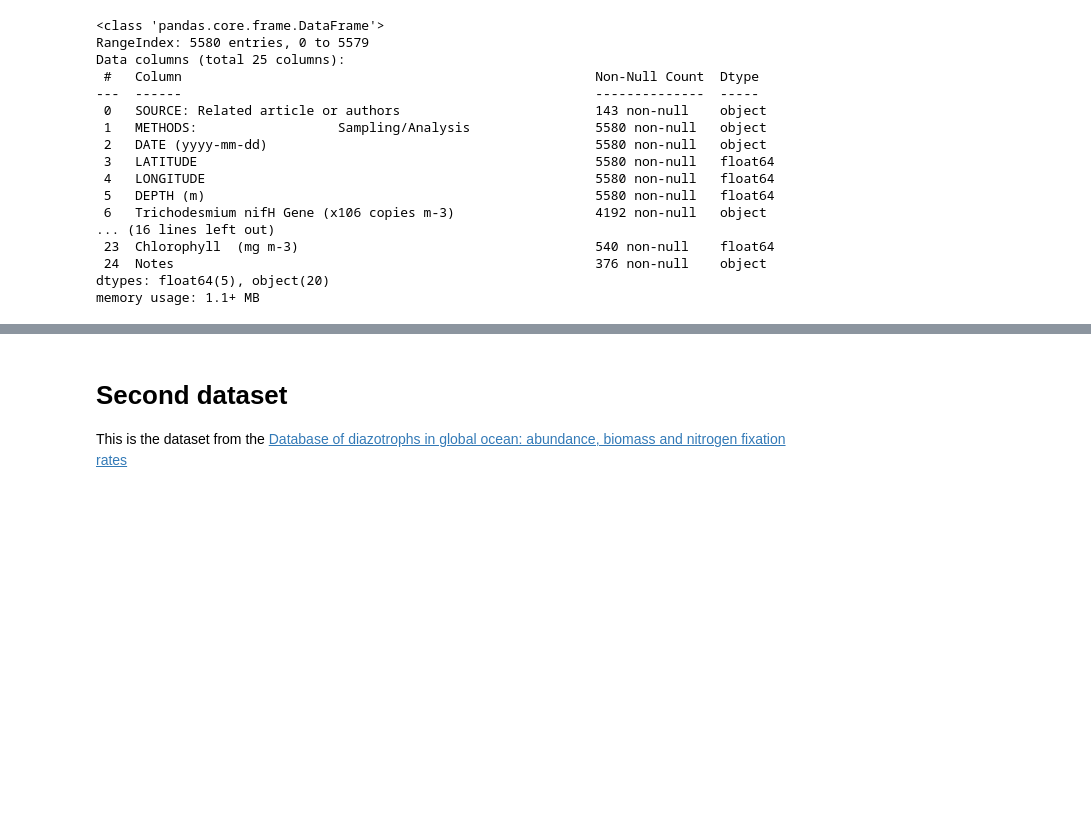
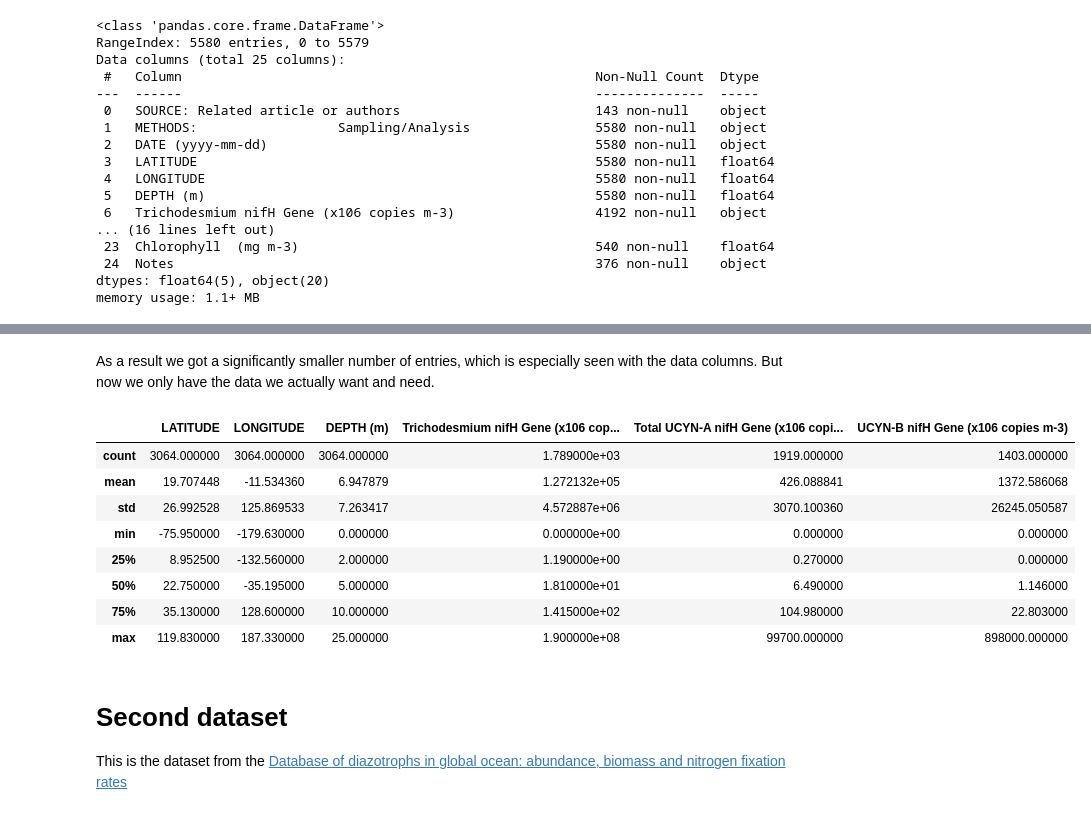
Before and after one commit to systemsecologygroup/N2-fixers-in-the-ocean, a Jupyter notebook: obs_nifh.ipynb, the cells around one changed output, grey strips where cells are left out. Saved outputs shown, nothing was run; the diff lists cells and outputs as text; code cells hidden in the pictures; blank space fills up the shorter version.

```diff
--- a/obs_nifh.ipynb
+++ b/obs_nifh.ipynb
@@ -96,0 +79,11 @@ memory usage: 261.7 KB
+# %%
+#I removed all redundant columns and made everything into a number
+removeRed(keepers, dzdb_2024_nifh)
+objToNum(dzdb_2024_nifh)
+
+#since we only want to work with data from the first 25m this needs to be filtered for
+dzdb_2024_nifh_depthmask = (dzdb_2024_nifh["DEPTH (m)"] <=25)
+dzdb_2024_nifh_df = dzdb_2024_nifh[dzdb_2024_nifh_depthmask]
+
+#here result stats can be seen
+dzdb_2024_nifh_df.info()
@@ -97,3 +104,17 @@ memory usage: 261.7 KB
+# %% [markdown]
+As a result we got a significantly smaller number of entries, which is especially seen with the data columns. But now we only have the data we actually want and need.
+# %%
+dzdb_2024_nifh_df.describe()
+# %% [output]
+|  | LATITUDE | LONGITUDE | DEPTH (m) | Trichodesmium nifH Gene (x106 cop... | Total UCYN-A nifH Gene (x106 copi... | UCYN-B nifH Gene (x106 copies m-3) |
+| count | 3064.000000 | 3064.000000 | 3064.000000 | 1.789000e+03 | 1919.000000 | 1403.000000 |
+| mean | 19.707448 | -11.534360 | 6.947879 | 1.272132e+05 | 426.088841 | 1372.586068 |
+| std | 26.992528 | 125.869533 | 7.263417 | 4.572887e+06 | 3070.100360 | 26245.050587 |
+| min | -75.950000 | -179.630000 | 0.000000 | 0.000000e+00 | 0.000000 | 0.000000 |
+| 25% | 8.952500 | -132.560000 | 2.000000 | 1.190000e+00 | 0.270000 | 0.000000 |
+| 50% | 22.750000 | -35.195000 | 5.000000 | 1.810000e+01 | 6.490000 | 1.146000 |
+| 75% | 35.130000 | 128.600000 | 10.000000 | 1.415000e+02 | 104.980000 | 22.803000 |
+| max | 119.830000 | 187.330000 | 25.000000 | 1.900000e+08 | 99700.000000 | 898000.000000 |
 # %% [markdown]
 # Second dataset
 This is the dataset from the  [Database of diazotrophs in global ocean: abundance, biomass and nitrogen fixation rates](https://doi.pangaea.de/10.1594/PANGAEA.774851)
```
Also changed, not shown: parts of 10 cells of this notebook.
